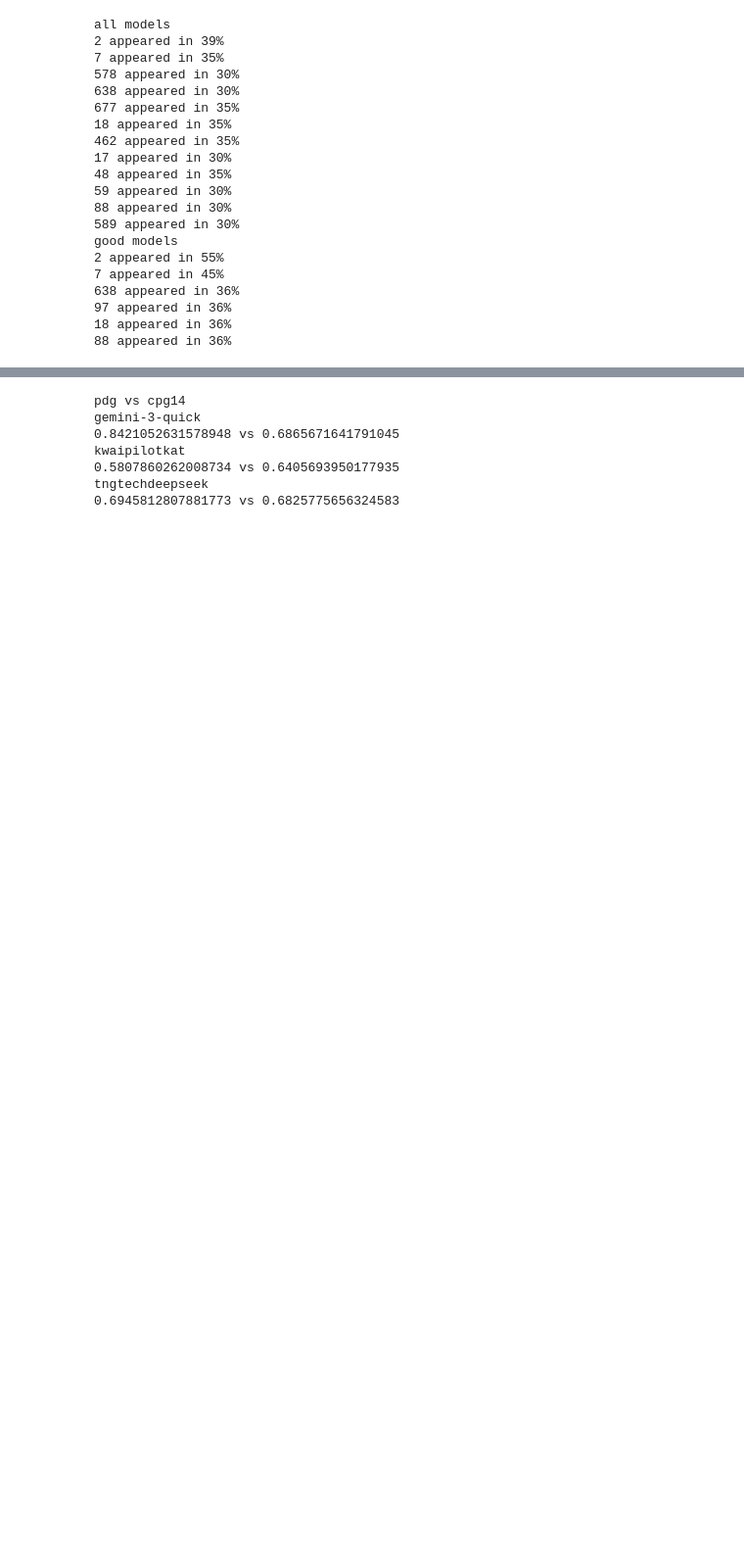
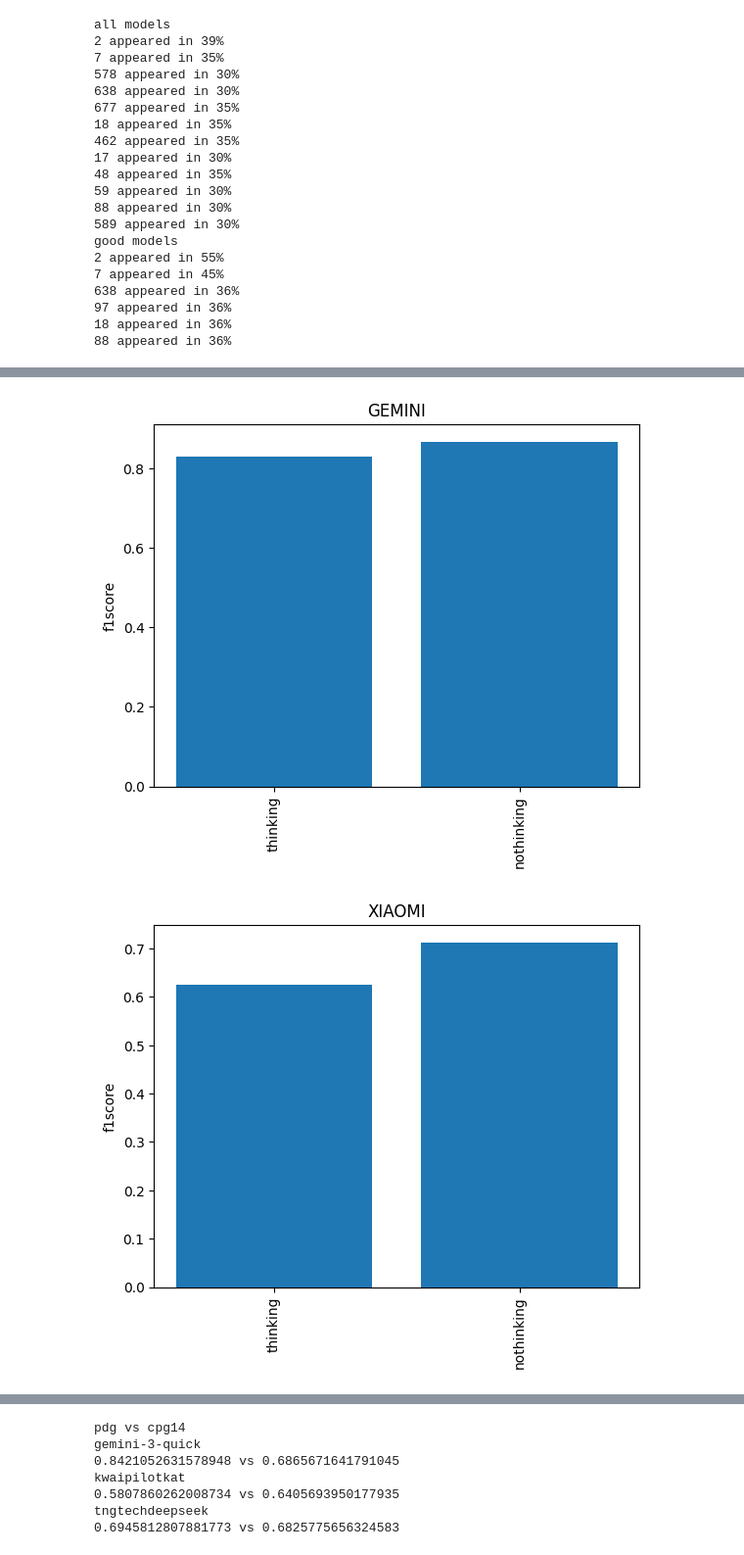
Before and after one commit to b9dn/VulDet, a Jupyter notebook: plots.ipynb, the cells around one changed output, grey strips where cells are left out. Shown at 98% size. Saved outputs shown, nothing was run; the diff lists cells and outputs as text; code cells hidden in the pictures; blank space fills up the shorter version.

Commit message:
new plots

```diff
--- a/plots.ipynb
+++ b/plots.ipynb
@@ -138,0 +141,30 @@ expected: Vulnerable
+# %%
+_, data = findValues([["THINKING","MULTIPLE"]])
+_, data2 = findValues([["NOTHINKING","MULTIPLE"]])
+
+plt.figure()
+plt.bar(["thinking", "nothinking"], [data[0],data2[0]])
+plt.ylabel("f1score")
+plt.title("GEMINI")
+plt.xticks(rotation=90)
+plt.show()
+
+_, data = findValues([["THINKING","GRAPH", "MULTIPLE"]])
+_, data2 = findValues([["NOTHINKING","GRAPH", "MULTIPLE"]])
+
+plt.figure()
+plt.bar(["thinking", "nothinking"], [data[0],data2[0]])
+plt.ylabel("f1score")
+plt.title("XIAOMI")
+plt.xticks(rotation=90)
+plt.show()
+
+plt.figure()
+plt.bar(["thinking", "nothinking"], [data[1],data2[1]])
+plt.ylabel("f1score")
+plt.title("XIAOMI REPEAT")
+plt.xticks(rotation=90)
+plt.show()
+# %% [output]
+[figure, added]
+[figure, added]
```
Also changed, not shown: parts of 2 cells of this notebook, 7 other files.
